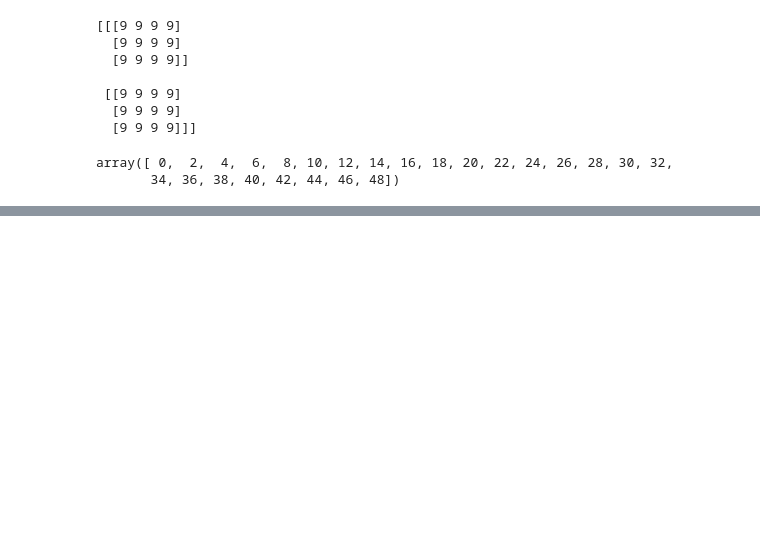
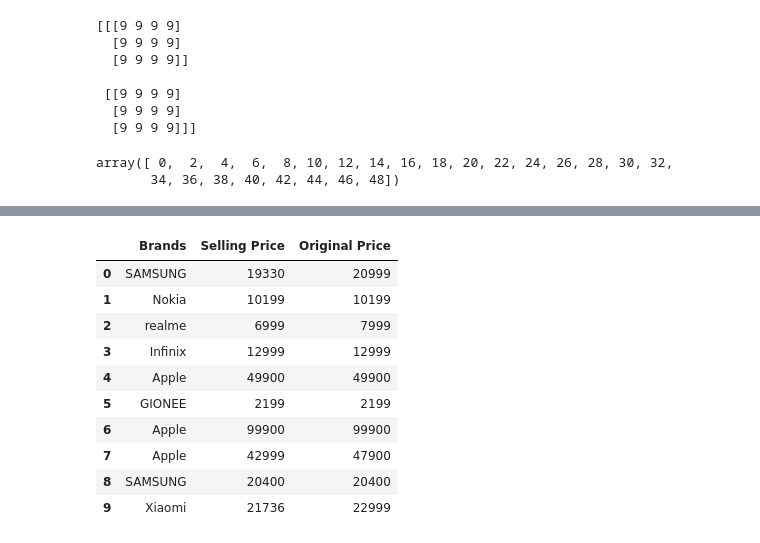
Before and after one commit to Mwitwari/PYDATA, a Jupyter notebook: NUMPY/main.ipynb, the cells around one changed output, grey strips where cells are left out. Saved outputs shown, nothing was run; the diff lists cells and outputs as text; code cells hidden in the pictures; blank space fills up the shorter version.

```diff
--- a/NUMPY/main.ipynb
+++ b/NUMPY/main.ipynb
@@ -83,0 +443,14 @@ array([67, 85, 33, 61, 64, 88, 56, 71, 44, 67, 79, 37, 78, 90, 61, 72, 99,
+# %%
+df.iloc[0:10, [0,7,8]]
+# %% [output]
+|  | Brands | Selling Price | Original Price |
+| 0 | SAMSUNG | 19330 | 20999 |
+| 1 | Nokia | 10199 | 10199 |
+| 2 | realme | 6999 | 7999 |
+| 3 | Infinix | 12999 | 12999 |
+| 4 | Apple | 49900 | 49900 |
+| 5 | GIONEE | 2199 | 2199 |
+| 6 | Apple | 99900 | 99900 |
+| 7 | Apple | 42999 | 47900 |
+| 8 | SAMSUNG | 20400 | 20400 |
+| 9 | Xiaomi | 21736 | 22999 |
```
Also changed, not shown: parts of 57 cells of this notebook, 1 other file.
